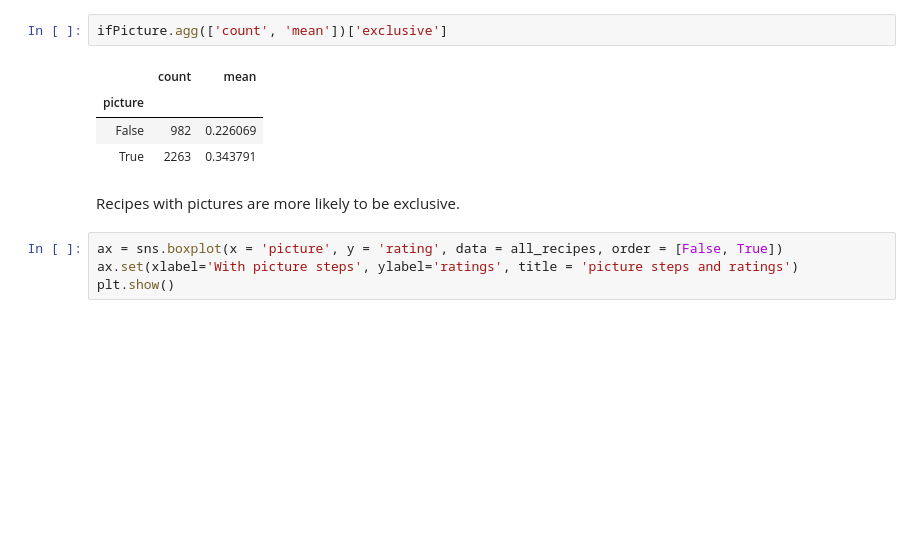
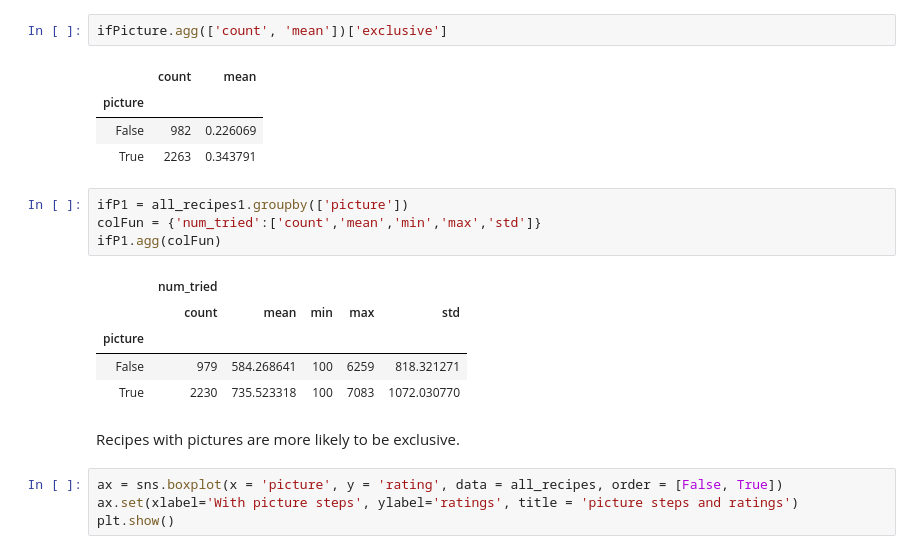
Before and after one commit to shimmer-croissant0707/web_scraping_project, a Jupyter notebook: Data Analysis/Web_Scraping_Project.ipynb, the cells around one changed output. Saved outputs shown, nothing was run; the diff lists cells and outputs as text; blank space fills up the shorter version.

```diff
--- a/Data Analysis/Web_Scraping_Project.ipynb
+++ b/Data Analysis/Web_Scraping_Project.ipynb
@@ -535,6 +557,16 @@ ifPicture.agg(['count', 'mean'])['exclusive']
 | picture |  |  |
 | False | 982 | 0.226069 |
 | True | 2263 | 0.343791 |
+# %%
+ifP1 = all_recipes1.groupby(['picture'])
+colFun = {'num_tried':['count','mean','min','max','std']}
+ifP1.agg(colFun)
+# %% [output]
+|  | num_tried |  |  |  |  |
+|  | count | mean | min | max | std |
+| picture |  |  |  |  |  |
+| False | 979 | 584.268641 | 100 | 6259 | 818.321271 |
+| True | 2230 | 735.523318 | 100 | 7083 | 1072.030770 |
 # %% [markdown]
 Recipes with pictures are more likely to be exclusive.
 # %%
```
Also changed, not shown: parts of 4 cells of this notebook, 2 other files.
